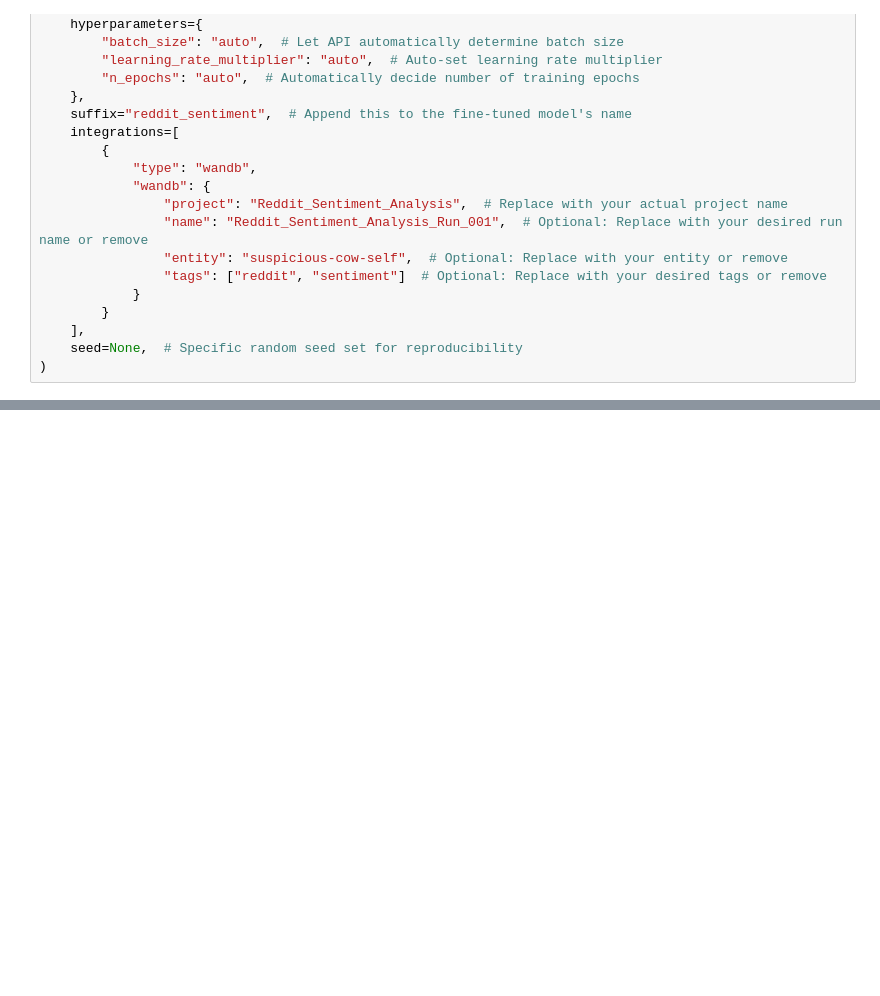
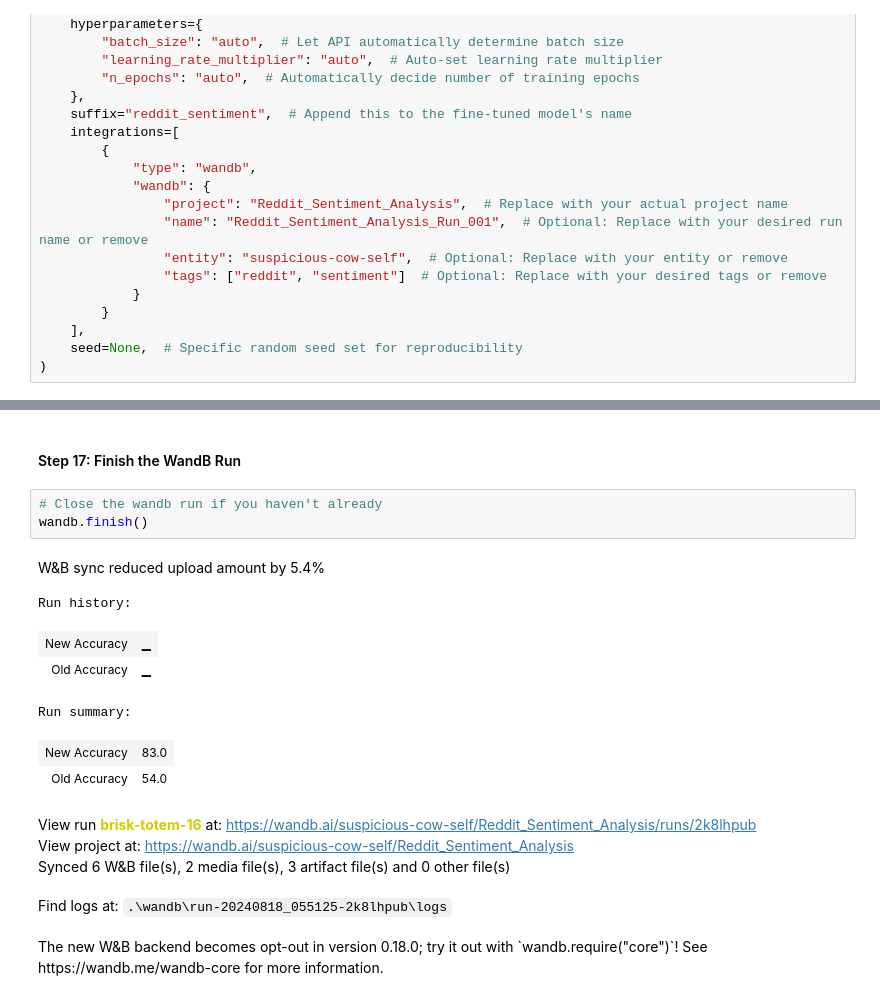
Before and after one commit to suspicious-cow/OpenAI_API_Fine_Tuning, a Jupyter notebook: fine_tune_openai_sentiment_wandb.ipynb, the cells around one changed output, grey strips where cells are left out. Drawn from its saved outputs; the diff is of its cells as text; blank space fills up the shorter version.

```diff
--- a/fine_tune_openai_sentiment_wandb.ipynb
+++ b/fine_tune_openai_sentiment_wandb.ipynb
@@ -418,0 +620,18 @@ Second, let's manually compute rough statistics.
+# %% [markdown]
+#### Step 17: Finish the WandB Run
+# %%
+# Close the wandb run if you haven't already
+wandb.finish()
+# %% [output]
+W&B sync reduced upload amount by 5.4%
+Run history:
+| New Accuracy | ▁ |
+| Old Accuracy | ▁ |
+Run summary:
+| New Accuracy | 83.0 |
+| Old Accuracy | 54.0 |
+View run brisk-totem-16 at: https://wandb.ai/suspicious-cow-self/Reddit_Sentiment_Analysis/runs/2k8lhpub
+View project at: https://wandb.ai/suspicious-cow-self/Reddit_Sentiment_Analysis
+Synced 6 W&B file(s), 2 media file(s), 3 artifact file(s) and 0 other file(s)
+Find logs at: .\wandb\run-20240818_055125-2k8lhpub\logs
+The new W&B backend becomes opt-out in version 0.18.0; try it out with `wandb.require("core")`! See https://wandb.me/wandb-core for more information.
```
Also changed, not shown: parts of 19 cells of this notebook, 3 other files.
